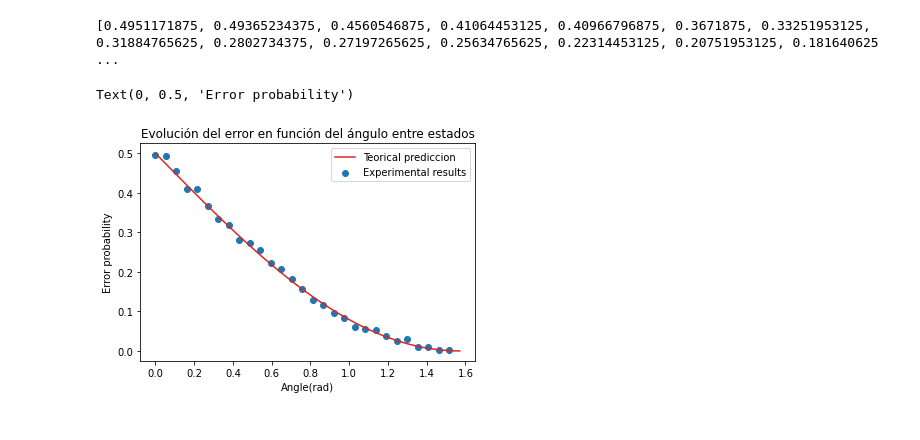
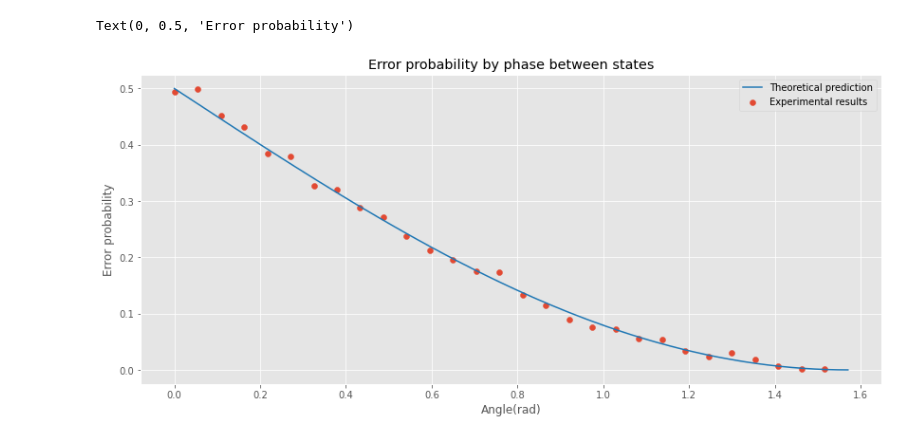
Before and after one commit to LucianoPereiraValenzuela/QuantumNeuralNetworks_for_StateDiscrimination, a Jupyter notebook: qnn/Comparison_HelstromBound.ipynb, the cells around one changed output. Drawn from its saved outputs; the diff is of its cells as text; code cells hidden in the pictures.

Commit message:
style: update plot of Comparison_HelstromBound.ipynb

```diff
--- a/qnn/Comparison_HelstromBound.ipynb
+++ b/qnn/Comparison_HelstromBound.ipynb
@@ -2,51 +2,50 @@
 import itertools
 import numpy as np
 from numpy import pi
-from qiskit import Aer
-from qiskit.compiler import transpile
 from qiskit.algorithms.optimizers import SPSA
 from quantum_neural_networks import StateDiscriminativeQuantumNeuralNetworks, QuantumState
 import matplotlib.pyplot as plt
+
+plt.style.use('ggplot')
 # %%
-#Create de experimental results for 30 qubits with diffentes angles
-th=np.linspace(0.,pi/2,num =30)
-err=[]
+# Create de experimental results for 30 qubits with diffentes angles
+th = np.linspace(0., pi / 2, num=30)
+err = []
 for theta in th:
-    state0 = QuantumState([np.array([ 1, 0])])
+    state0 = QuantumState([np.array([1, 0])])
     state1 = QuantumState([np.array([np.cos(theta), np.sin(theta)])])
-    #Parameters
+    # Parameters
     th_u, fi_u, lam_u = [pi], [0], [0]
-    th1, th2  = [0], [pi]
+    th1, th2 = [0], [pi]
     th_v1, th_v2 = [0], [0]
-    fi_v1, fi_v2 = [0], [pi/2]
-    lam_v1, lam_v2 = [pi],  [0]
+    fi_v1, fi_v2 = [0], [pi / 2]
+    lam_v1, lam_v2 = [pi], [0]
 
     params = list(itertools.chain(th_u, fi_u, lam_u, th1, th2, th_v1, th_v2, fi_v1, fi_v2, lam_v1, lam_v2))
     # Initialize Discriminator
-    discriminator = StateDiscriminativeQuantumNeuralNetworks( [ state0, state1 ] )
+    discriminator = StateDiscriminativeQuantumNeuralNetworks([state0, state1])
 
     # Calculate cost function
     results = discriminator.discriminate(SPSA(100), params)[1]
     err.append(results)
-print(err)
-# %% [output]
-[0.4951171875, 0.49365234375, 0.4560546875, 0.41064453125, 0.40966796875, 0.3671875, 0.33251953125, 0.31884765625, 0.2802734375, 0.27197265625, 0.25634765625, 0.22314453125, 0.20751953125, 0.181640625 ...
 # %%
-fig, ax = plt.subplots()
-#Draw the experimental results
-ax.scatter(th[:-1],err[:-1],label='Experimental results')
-#Calculate the teorical predicción by Helstrom Bound, as a continious line
-th_t=np.linspace(0.,pi/2,num =1000)
-err_t=[]
+fig = plt.figure(figsize=(14,6))
+
+# Draw the experimental results
+plt.scatter(th[:-1], err[:-1], label='Experimental results')
+
+# Calculate the teorical predicción by Helstrom Bound, as a continious line
+th_t = np.linspace(0., pi / 2, num=1000)
+err_t = []
 for theta in th_t:
-    state0 = QuantumState(np.array([ 1, 0]))
+    state0 = QuantumState(np.array([1, 0]))
     state1 = QuantumState(np.array([np.cos(theta), np.sin(theta)]))
-    err_t.append(StateDiscriminativeQuantumNeuralNetworks.helstrom_bound(state0,state1))
-plt.plot( th_t, err_t,label='Teorical prediccion' ,color = 'tab:red')
-ax.set_title('Evolución del error en función del ángulo entre estados')
-ax.legend(loc = 'upper right')
-ax.set_xlabel("Angle(rad)")
-ax.set_ylabel("Error probability")
+    err_t.append(StateDiscriminativeQuantumNeuralNetworks.helstrom_bound(state0, state1))
+plt.plot(th_t, err_t, label='Theoretical prediction', color='tab:blue')
+plt.title('Error probability by phase between states')
+plt.legend(loc='upper right')
+plt.xlabel("Angle(rad)")
+plt.ylabel("Error probability")
 # %% [output]
 Text(0, 0.5, 'Error probability')
-[figure, old version]
+[figure, new version]
```
